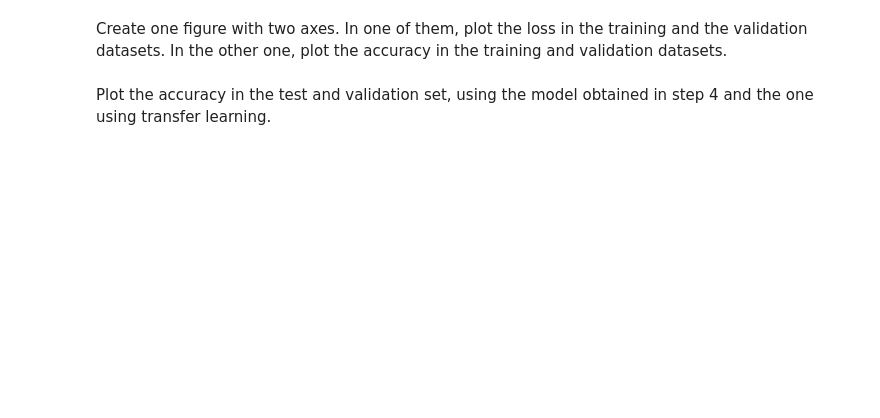
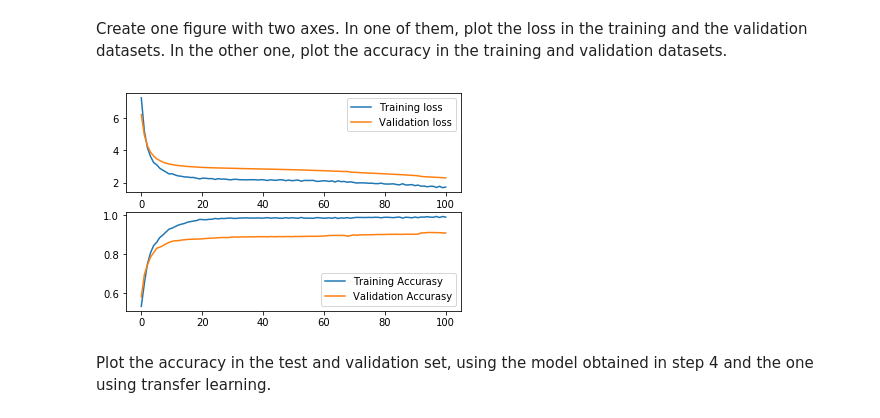
Before and after one commit to Umbriona/Deep-Neural-Network, a Jupyter notebook: Home Assignments/HA1/HA1.ipynb, the cells around one changed output. Saved outputs shown, nothing was run; the diff lists cells and outputs as text; code cells hidden in the pictures; blank space fills up the shorter version.

Commit message:
done with transfer learning

```diff
--- a/Home Assignments/HA1/HA1.ipynb
+++ b/Home Assignments/HA1/HA1.ipynb
@@ -480,16 +518,36 @@ Now, instead of trying to come up with a good architecture for this task, we'll
 However, this model has a very high capacity, and will probably suffer a lot from overfitting if we try to train it from scratch, using only our small subset of data. Instead, we'll start the optimization with the weights obtained after training VGG16 on the ImageNet dataset.
 
 Start by loading the VGG16 model without the top layers, from the `applications` submodule from Keras. Make sure to also load the weights obtained from the ImageNet pretraining.
+# %%
+vgg16_model = keras.applications.vgg16.VGG16(include_top=False, weights='imagenet',input_shape =(224,224,3))
 # %% [markdown]
 Create a new model with the layers you want to add on top of VGG. The kernels and bias in these layers should be initialized randomly.
+# %%
+#creating the top layer
+layer1 = Dense(100, activation='relu',kernel_regularizer=regularizers.l2(0.01))
+layer2 = Dense(2, activation='softmax',kernel_regularizer=regularizers.l2(0.001))
+top_model = Sequential([layer1,layer2])
 # %% [markdown]
 Now add the new model on top of VGG.
 
 Tip:
 - The VGG model you loaded from the `applications` submodule is from the [`Model`](https://keras.io/models/model/) class, not the `Sequential` class, so it doesn't have some methods you're used to (like `add`, for instance). It might be helpful to read [this introduction to the Model class](https://keras.io/getting-started/functional-api-guide/).
+# %%
+# converting vgg16_model to sequential model model_vgg16
+model_vgg16 = Sequential()
+for i in vgg16_model.layers:
+    model_vgg16.add(i)
+model_vgg16.add(Flatten())
+for i in top_model.layers:
+    model_vgg16.add(i)
 # %% [markdown]
 ### 5.1 Using VGG features
 # %% [markdown]
 Now we're almost ready to train the new model. However, since the top layers of this architecture are being initialized randomly, it's sometimes possible for them to generate large gradients that can wreck the pretraining of the bottom layers. To avoid this, freeze all the VGG layers in your architecture (i.e. signal to the optimizer that these should not be changed during optimization) by setting the `trainable` attribute of them to `False`.
+# %%
+for i in model_vgg16.layers:
+    i.trainable = False
+model_vgg16.layers[-1].trainable = True
+model_vgg16.layers[-2].trainable = True
 # %% [markdown]
 Create the callbacks (if any) you would like to use for this training here.
@@ -498,4 +620,26 @@ Compile the model and train it.
 # %% [markdown]
 Create one figure with two axes. In one of them, plot the loss in the training and the validation datasets. In the other one, plot the accuracy in the training and validation datasets.
+# %%
+path = r'C:\Users\sandr\Documents\Skola\Deep Neural Networks\Deep-Neural-Network\Home Assignments\HA1\Training history\Transfer VGG16'
+list_files = os.listdir(path)
+name = '\\History_graph_transfer_vgg16 ' +  str(len(list_files))
+with open(path + name + '.pkl', 'rb') as f:
+        history_graph = pickle.load(f)
+f.close()
+x = np.linspace(0,len(history_graph['loss']),len(history_graph['loss']))
+
+plt.subplot(2,1,1)
+plt.plot(x, history_graph['loss'])
+plt.plot(x, history_graph['val_loss'])
+plt.legend(['Training loss','Validation loss'])
+
+plt.subplot(2,1,2)
+plt.plot(x, history_graph['acc'])
+plt.plot(x, history_graph['val_acc'])
+plt.legend(['Training Accurasy','Validation Accurasy'])
+
+plt.show()
+# %% [output]
+[figure, added]
 # %% [markdown]
 Plot the accuracy in the test and validation set, using the model obtained in step 4 and the one using transfer learning.
```
Also changed, not shown: parts of 9 cells of this notebook, 12 other files.
